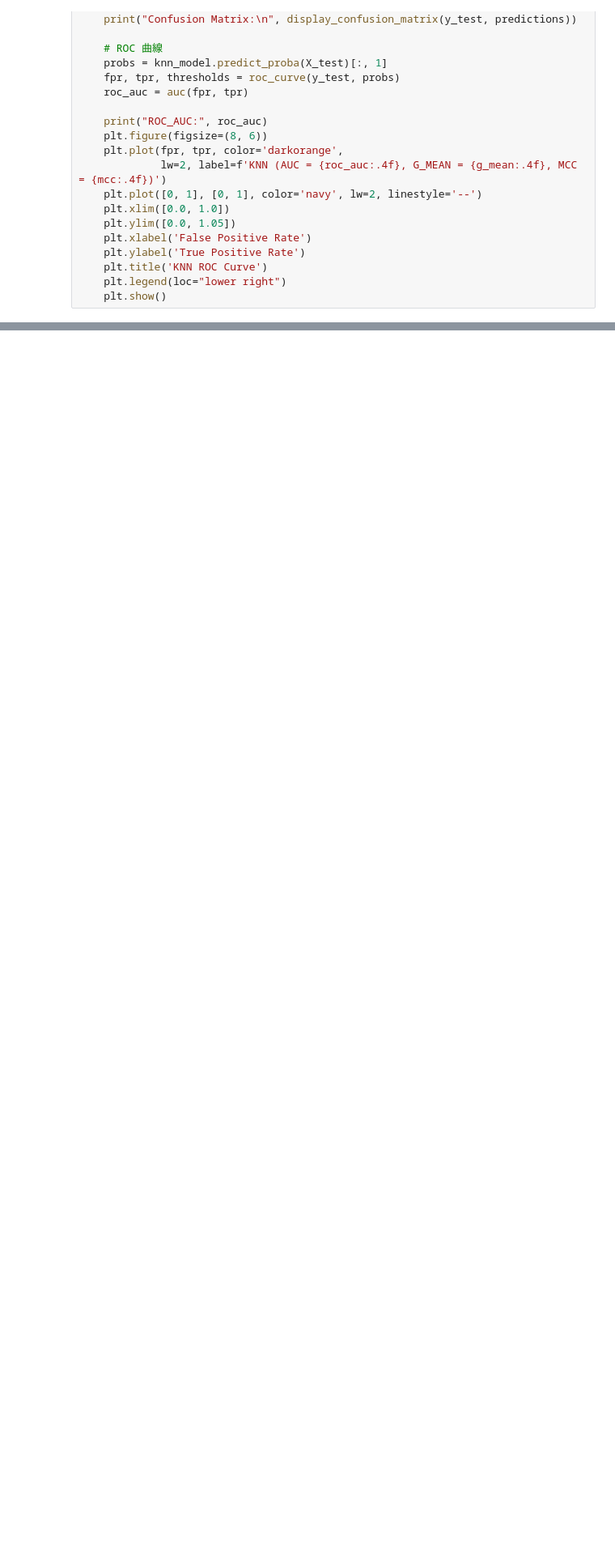
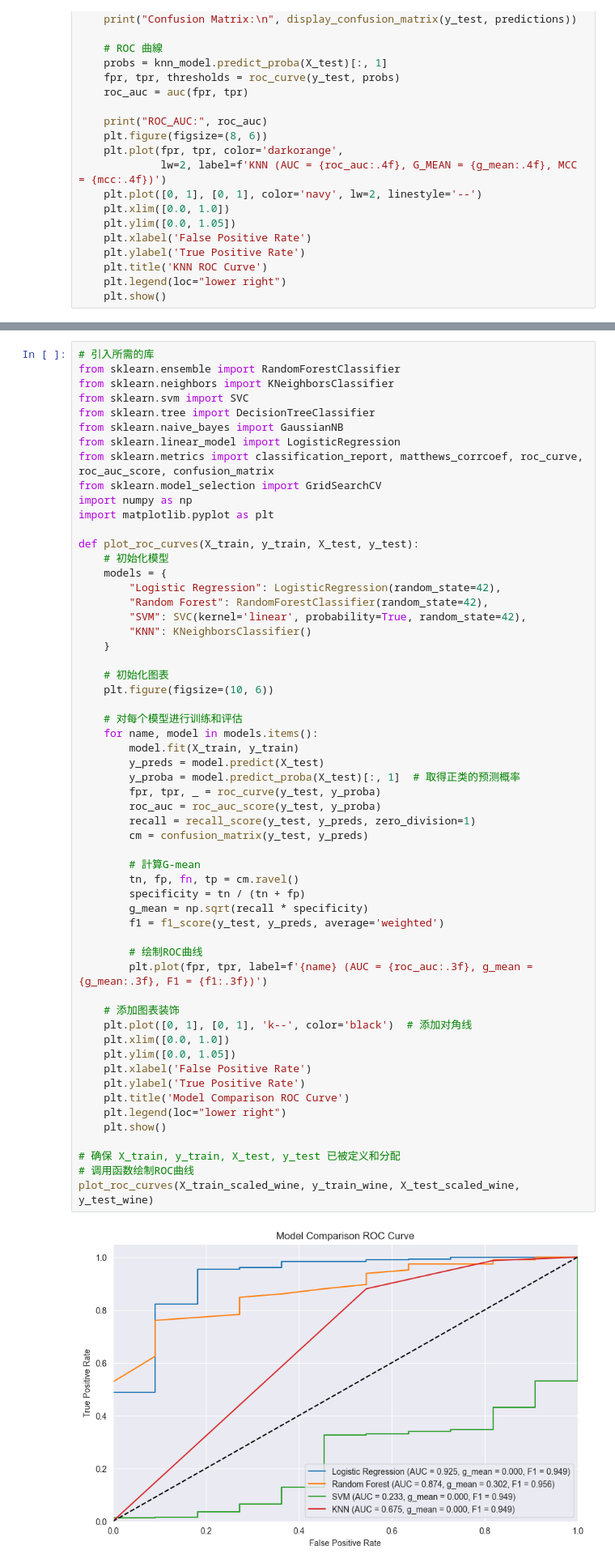
Before and after one commit to moonionn/sampling-method-project, a Jupyter notebook: firstpartModelSelect/modelselect_wine.ipynb, the cells around one changed output, grey strips where cells are left out. Shown at 81% size. Cells and saved outputs as stored; diff of their text form; blank space fills up the shorter version.

```diff
--- a/firstpartModelSelect/modelselect_wine.ipynb
+++ b/firstpartModelSelect/modelselect_wine.ipynb
@@ -347,0 +527,59 @@ ROC_AUC: 0.962623215841276
+# %%
+# 引入所需的库
+from sklearn.ensemble import RandomForestClassifier
+from sklearn.neighbors import KNeighborsClassifier
+from sklearn.svm import SVC
+from sklearn.tree import DecisionTreeClassifier
+from sklearn.naive_bayes import GaussianNB
+from sklearn.linear_model import LogisticRegression
+from sklearn.metrics import classification_report, matthews_corrcoef, roc_curve, roc_auc_score, confusion_matrix
+from sklearn.model_selection import GridSearchCV
+import numpy as np
+import matplotlib.pyplot as plt
+
+def plot_roc_curves(X_train, y_train, X_test, y_test):
+    # 初始化模型
+    models = {
+        "Logistic Regression": LogisticRegression(random_state=42),
+        "Random Forest": RandomForestClassifier(random_state=42),
+        "SVM": SVC(kernel='linear', probability=True, random_state=42),
+        "KNN": KNeighborsClassifier()
+    }
+
+    # 初始化图表
+    plt.figure(figsize=(10, 6))
+
+    # 对每个模型进行训练和评估
+    for name, model in models.items():
+        model.fit(X_train, y_train)
+        y_preds = model.predict(X_test)
+        y_proba = model.predict_proba(X_test)[:, 1]  # 取得正类的预测概率
+        fpr, tpr, _ = roc_curve(y_test, y_proba)
+        roc_auc = roc_auc_score(y_test, y_proba)
+        recall = recall_score(y_test, y_preds, zero_division=1)
+        cm = confusion_matrix(y_test, y_preds)
+
+        # 計算G-mean
+        tn, fp, fn, tp = cm.ravel()
+        specificity = tn / (tn + fp)
+        g_mean = np.sqrt(recall * specificity)
+        f1 = f1_score(y_test, y_preds, average='weighted')
+
+        # 绘制ROC曲线
+        plt.plot(fpr, tpr, label=f'{name} (AUC = {roc_auc:.3f}, g_mean = {g_mean:.3f}, F1 = {f1:.3f})')
+
+    # 添加图表装饰
+    plt.plot([0, 1], [0, 1], 'k--', color='black')  # 添加对角线
+    plt.xlim([0.0, 1.0])
+    plt.ylim([0.0, 1.05])
+    plt.xlabel('False Positive Rate')
+    plt.ylabel('True Positive Rate')
+    plt.title('Model Comparison ROC Curve')
+    plt.legend(loc="lower right")
+    plt.show()
+
+# 确保 X_train, y_train, X_test, y_test 已被定义和分配
+# 调用函数绘制ROC曲线
+plot_roc_curves(X_train_scaled_wine, y_train_wine, X_test_scaled_wine, y_test_wine)
+# %% [output]
+[figure, added]
```
Also changed, not shown: parts of 12 cells of this notebook, 15 other files.
